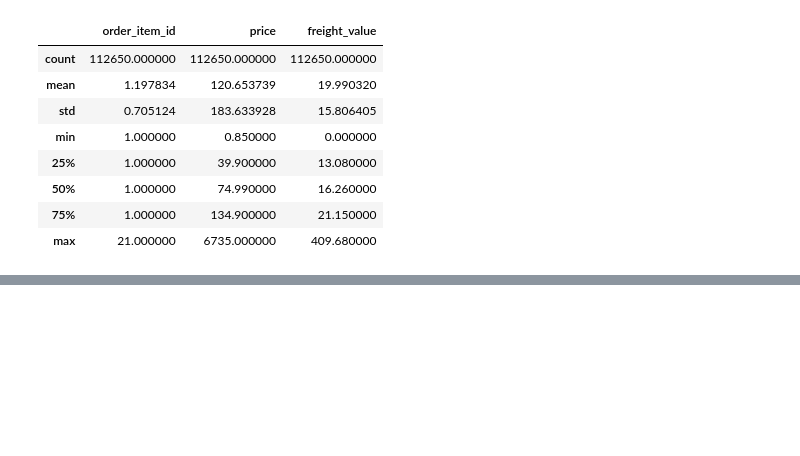
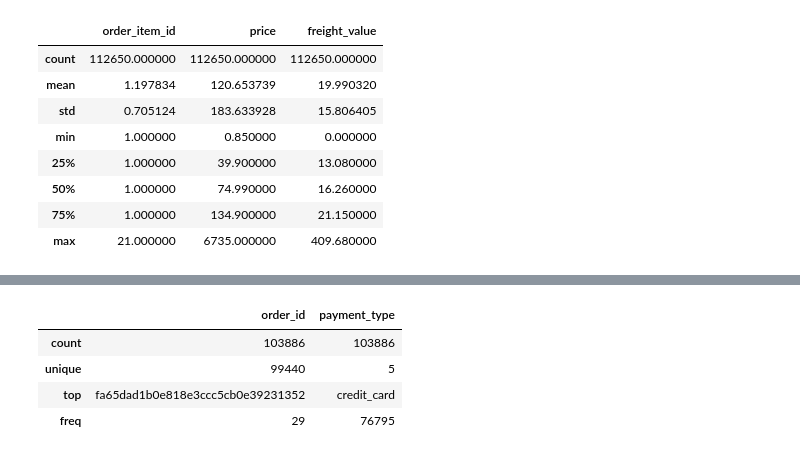
Before and after one commit to renato-albuquerque/triggo_ai_challenge, a Jupyter notebook: main.ipynb, the cells around one changed output, grey strips where cells are left out. Saved outputs shown, nothing was run; the diff lists cells and outputs as text; code cells hidden in the pictures; blank space fills up the shorter version.

```diff
--- a/main.ipynb
+++ b/main.ipynb
@@ -216,0 +280,8 @@ df_order_items.describe(include=['object'])
+# %%
+df_order_payments.describe(include=['object'])
+# %% [output]
+|  | order_id | payment_type |
+| count | 103886 | 103886 |
+| unique | 99440 | 5 |
+| top | fa65dad1b0e818e3ccc5cb0e39231352 | credit_card |
+| freq | 29 | 76795 |
```
Also changed, not shown: parts of 10 cells of this notebook.
